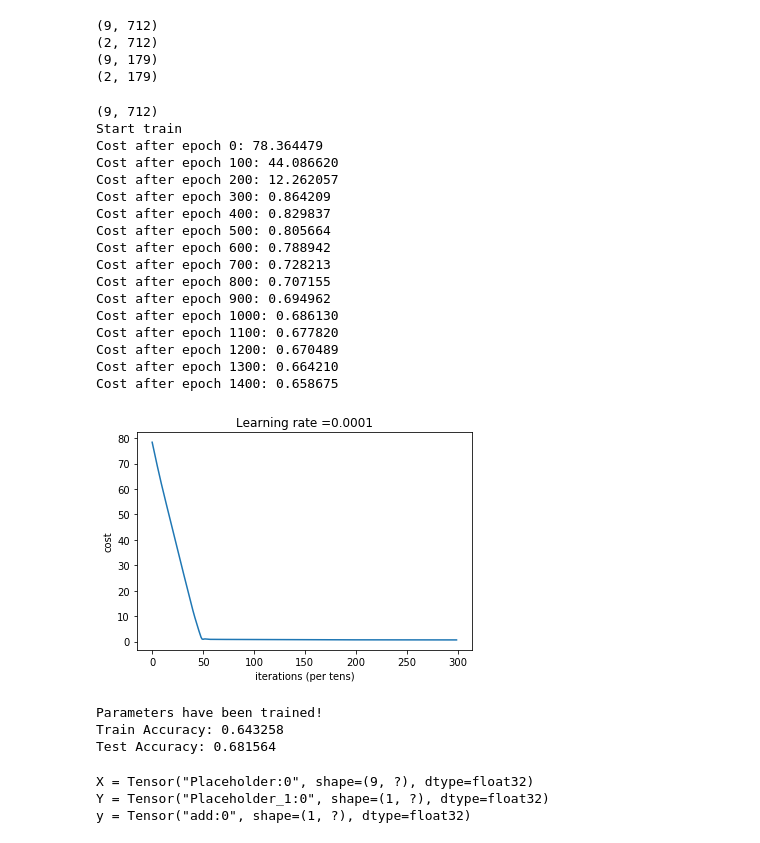
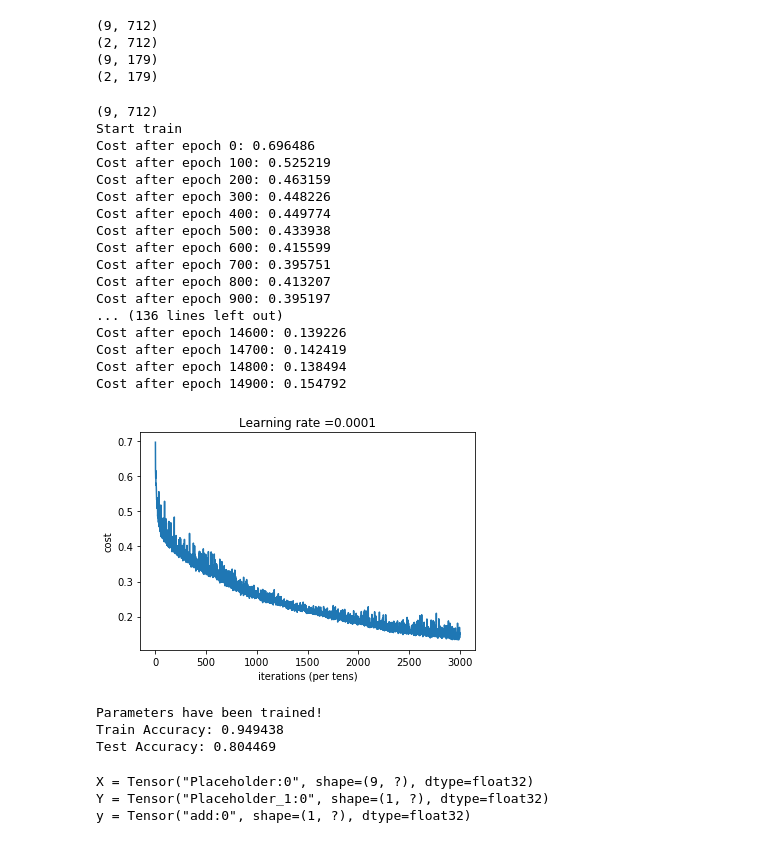
Before and after one commit to zhangda7/kaggle-test, a Jupyter notebook: Titanic.ipynb, the cells around one changed output. Drawn from its saved outputs; the diff is of its cells as text; code cells hidden in the pictures.

Commit message:
add minibatch

```diff
--- a/Titanic.ipynb
+++ b/Titanic.ipynb
@@ -190,11 +190,11 @@ def initialize_parameters():
     tf.set_random_seed(1)                   # so that your "random" numbers match ours
 
     ### START CODE HERE ### (approx. 6 lines of code)
-    W1 = tf.get_variable("W1", [25,9], initializer = tf.contrib.layers.xavier_initializer(seed = 1))
-    b1 = tf.get_variable("b1", [25,1], initializer = tf.zeros_initializer())
-    W2 = tf.get_variable("W2", [12, 25], initializer = tf.contrib.layers.xavier_initializer(seed = 1))
-    b2 = tf.get_variable("b2", [12, 1], initializer = tf.zeros_initializer())
-    W3 = tf.get_variable("W3", [2, 12], initializer = tf.contrib.layers.xavier_initializer(seed = 1))
+    W1 = tf.get_variable("W1", [125,9], initializer = tf.contrib.layers.xavier_initializer(seed = 1))
+    b1 = tf.get_variable("b1", [125,1], initializer = tf.zeros_initializer())
+    W2 = tf.get_variable("W2", [120, 125], initializer = tf.contrib.layers.xavier_initializer(seed = 1))
+    b2 = tf.get_variable("b2", [120, 1], initializer = tf.zeros_initializer())
+    W3 = tf.get_variable("W3", [2, 120], initializer = tf.contrib.layers.xavier_initializer(seed = 1))
     b3 = tf.get_variable("b3", [2, 1], initializer = tf.zeros_initializer())
     ### END CODE HERE ###
 
@@ -259,6 +259,30 @@ def compute_cost(Z3, Y):
     ### END CODE HERE ###
 
     return cost
+# %%
+import random
+def random_mini_batches(X_train, Y_train, minibatch_size, seed):
+    minibatches = []
+    length = X_train.shape[1]
+    batch_count = length / minibatch_size
+    #print(batch_count)
+    startRandom = random.randint(0, length)
+    for i in range(int(batch_count)):
+        start = startRandom + i * minibatch_size
+        end = start + minibatch_size
+        if(start >= length):
+            start -= length
+        if(end >= length):
+            end -= length
+        if(start > end):
+            #end -= length
+            continue
+
+        minibatch = (X_train[:,start:end], y_train[:,start:end])
+       # print(minibatch[0].shape, start, end)
+        minibatches.append(minibatch)
+    return minibatches
+minibatches = random_mini_batches(X_train, y_train, 32, 1)
 # %%
 
 def model(X_train, Y_train, X_test, Y_test, learning_rate = 0.0001,
@@ -328,9 +352,9 @@ def model(X_train, Y_train, X_test, Y_test, learning_rate = 0.0001,
             num_minibatches = int(m / minibatch_size) # number of minibatches of size minibatch_size in the train set
             seed = seed + 1
             minibatches = (X_train, y_train)
-            #minibatches = random_mini_batches(X_train, Y_train, minibatch_size, seed)
+            minibatches = random_mini_batches(X_train, Y_train, minibatch_size, seed)
 
-            '''for minibatch in minibatches:
+            for minibatch in minibatches:
 
                 # Select a minibatch
                 (minibatch_X, minibatch_Y) = minibatch
@@ -341,8 +365,8 @@ def model(X_train, Y_train, X_test, Y_test, learning_rate = 0.0001,
                 _ , minibatch_cost = sess.run([optimizer, cost], feed_dict={X: minibatch_X, Y: minibatch_Y})
                 ### END CODE HERE ###
 
-                epoch_cost += minibatch_cost / num_minibatches'''
-            _ , epoch_cost = sess.run([optimizer, cost], feed_dict={X: X_train, Y: y_train})
+                epoch_cost += minibatch_cost / num_minibatches
+            #_ , epoch_cost = sess.run([optimizer, cost], feed_dict={X: X_train, Y: y_train})
             # Print the cost every epoch
             if print_cost == True and epoch % 100 == 0:
                 print ("Cost after epoch %i: %f" % (epoch, epoch_cost))
@@ -386,29 +410,29 @@ print(y_test.shape)
 (2, 179)
 # %%
 print(X_train.shape)
-parameters = model(X_train, y_train, X_test, y_test)
+parameters = model(X_train, y_train, X_test, y_test,num_epochs = 15000)
 # %% [output]
 (9, 712)
 Start train
-Cost after epoch 0: 78.364479
-Cost after epoch 100: 44.086620
-Cost after epoch 200: 12.262057
-Cost after epoch 300: 0.864209
-Cost after epoch 400: 0.829837
-Cost after epoch 500: 0.805664
-Cost after epoch 600: 0.788942
-Cost after epoch 700: 0.728213
-Cost after epoch 800: 0.707155
-Cost after epoch 900: 0.694962
-Cost after epoch 1000: 0.686130
-Cost after epoch 1100: 0.677820
-Cost after epoch 1200: 0.670489
-Cost after epoch 1300: 0.664210
-Cost after epoch 1400: 0.658675
+Cost after epoch 0: 0.696486
+Cost after epoch 100: 0.525219
+Cost after epoch 200: 0.463159
+Cost after epoch 300: 0.448226
+Cost after epoch 400: 0.449774
+Cost after epoch 500: 0.433938
+Cost after epoch 600: 0.415599
+Cost after epoch 700: 0.395751
+Cost after epoch 800: 0.413207
+Cost after epoch 900: 0.395197
+... (136 lines left out)
+Cost after epoch 14600: 0.139226
+Cost after epoch 14700: 0.142419
+Cost after epoch 14800: 0.138494
+Cost after epoch 14900: 0.154792
-[figure, old version]
+[figure, new version]
 Parameters have been trained!
-Train Accuracy: 0.643258
-Test Accuracy: 0.681564
+Train Accuracy: 0.949438
+Test Accuracy: 0.804469
 # %%
 import scipy
 from PIL import Image
```
